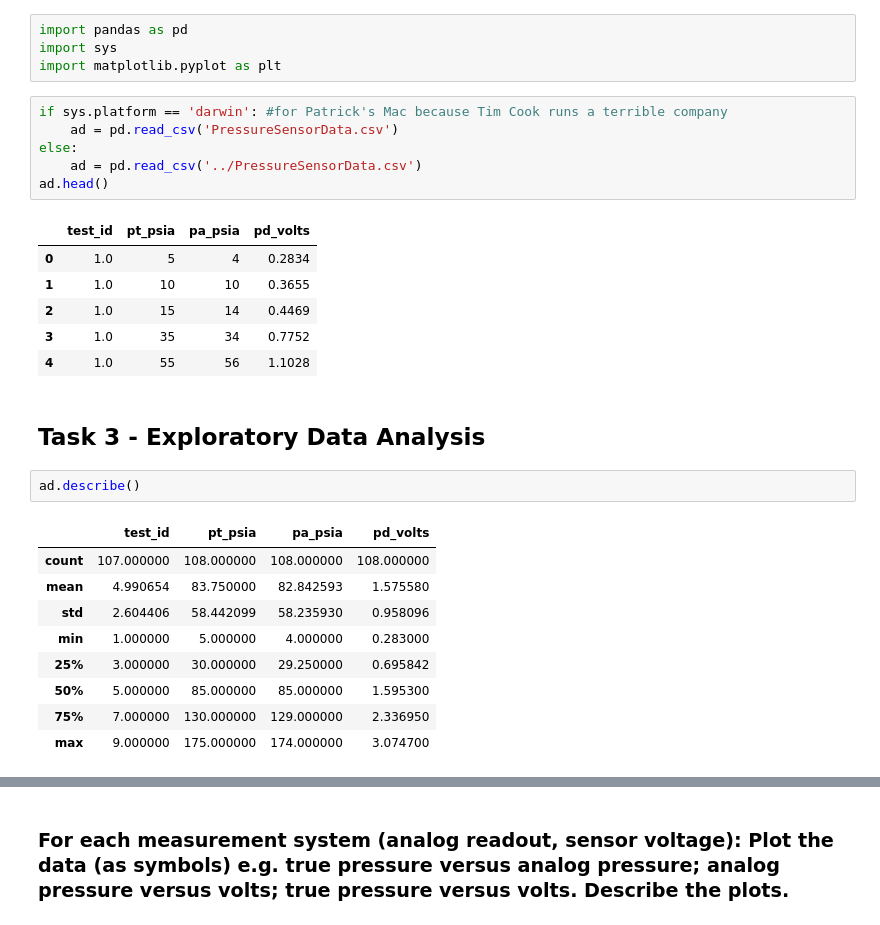
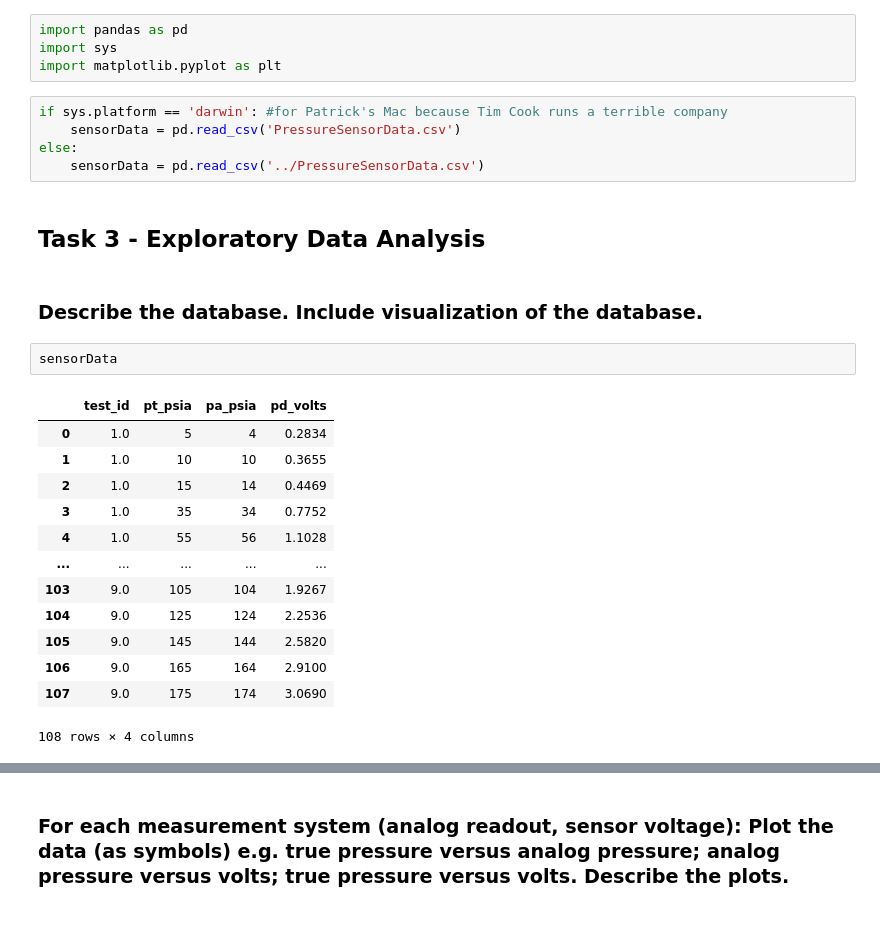
Before and after one commit to TeaOfTheSea/InstrumentCalibrationGit, a Jupyter notebook: InstrumentCalibration-Project.ipynb, the cells around one changed output, grey strips where cells are left out. Cells and saved outputs as stored; diff of their text form.

Commit message:
Fixed the headers that Patrick deleted for some reason, renamed the dataframe something more sensible, and expanded on the definition section.

```diff
--- a/InstrumentCalibration-Project.ipynb
+++ b/InstrumentCalibration-Project.ipynb
@@ -149,28 +149,26 @@ import sys
 import matplotlib.pyplot as plt
 # %%
 if sys.platform == 'darwin': #for Patrick's Mac because Tim Cook runs a terrible company
-    ad = pd.read_csv('PressureSensorData.csv')
+    sensorData = pd.read_csv('PressureSensorData.csv')
 else:
-    ad = pd.read_csv('../PressureSensorData.csv')
-ad.head()
+    sensorData = pd.read_csv('../PressureSensorData.csv')
-# %% [output]
-|  | test_id | pt_psia | pa_psia | pd_volts |
-| 0 | 1.0 | 5 | 4 | 0.2834 |
-| 1 | 1.0 | 10 | 10 | 0.3655 |
-| 2 | 1.0 | 15 | 14 | 0.4469 |
-| 3 | 1.0 | 35 | 34 | 0.7752 |
-| 4 | 1.0 | 55 | 56 | 1.1028 |
 # %% [markdown]
 ## Task 3 - Exploratory Data Analysis
-# %%
-ad.describe()
-# %% [output]
-|  | test_id | pt_psia | pa_psia | pd_volts |
-| count | 107.000000 | 108.000000 | 108.000000 | 108.000000 |
-| mean | 4.990654 | 83.750000 | 82.842593 | 1.575580 |
-| std | 2.604406 | 58.442099 | 58.235930 | 0.958096 |
-| min | 1.000000 | 5.000000 | 4.000000 | 0.283000 |
-| 25% | 3.000000 | 30.000000 | 29.250000 | 0.695842 |
-| 50% | 5.000000 | 85.000000 | 85.000000 | 1.595300 |
-| 75% | 7.000000 | 130.000000 | 129.000000 | 2.336950 |
-| max | 9.000000 | 175.000000 | 174.000000 | 3.074700 |
+# %% [markdown]
+### Describe the database. Include visualization of the database.
+# %%
+sensorData
+# %% [output]
+|  | test_id | pt_psia | pa_psia | pd_volts |
+| 0 | 1.0 | 5 | 4 | 0.2834 |
+| 1 | 1.0 | 10 | 10 | 0.3655 |
+| 2 | 1.0 | 15 | 14 | 0.4469 |
+| 3 | 1.0 | 35 | 34 | 0.7752 |
+| 4 | 1.0 | 55 | 56 | 1.1028 |
+| ... | ... | ... | ... | ... |
+| 103 | 9.0 | 105 | 104 | 1.9267 |
+| 104 | 9.0 | 125 | 124 | 2.2536 |
+| 105 | 9.0 | 145 | 144 | 2.5820 |
+| 106 | 9.0 | 165 | 164 | 2.9100 |
+| 107 | 9.0 | 175 | 174 | 3.0690 |
+108 rows × 4 columns
```
Also changed, not shown: parts of 6 cells of this notebook.
